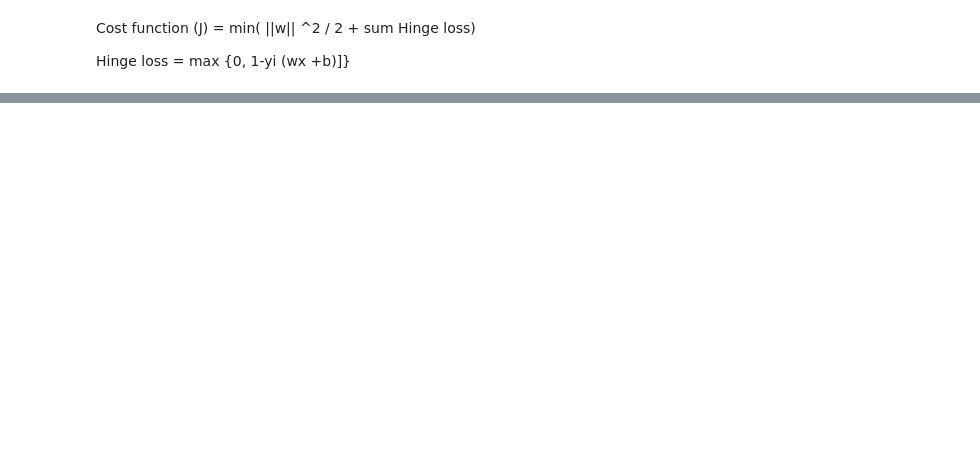
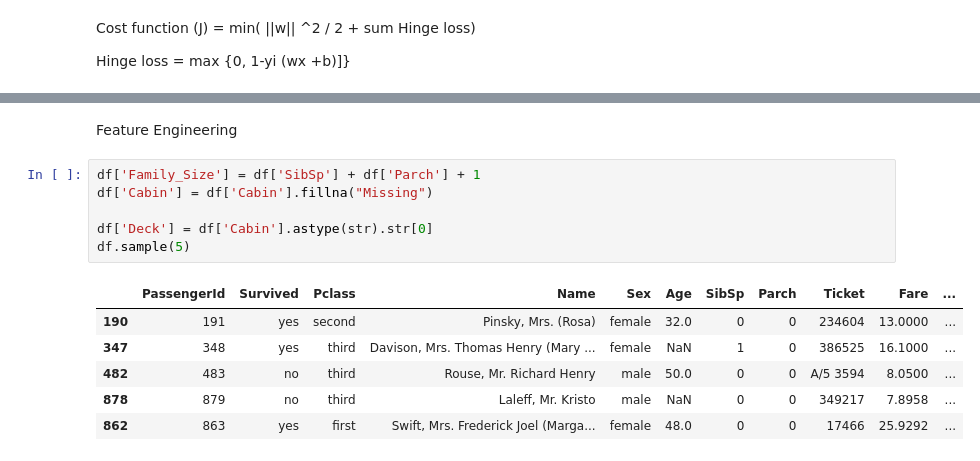
Before and after one commit to msanimfarhan/Machine-Learning-July, a Jupyter notebook: SVM.ipynb, the cells around one changed output, grey strips where cells are left out. Drawn from its saved outputs; the diff is of its cells as text; blank space fills up the shorter version.

```diff
--- a/SVM.ipynb
+++ b/SVM.ipynb
@@ -31,0 +76,15 @@ NameError: name 'W' is not defined
+# %% [markdown]
+Feature Engineering
+# %%
+df['Family_Size'] = df['SibSp'] + df['Parch'] + 1
+df['Cabin'] = df['Cabin'].fillna("Missing")
+
+df['Deck'] = df['Cabin'].astype(str).str[0]
+df.sample(5)
+# %% [output]
+|  | PassengerId | Survived | Pclass | Name | Sex | Age | SibSp | Parch | Ticket | Fare | ... |
+| 190 | 191 | yes | second | Pinsky, Mrs. (Rosa) | female | 32.0 | 0 | 0 | 234604 | 13.0000 | ... |
+| 347 | 348 | yes | third | Davison, Mrs. Thomas Henry (Mary ... | female | NaN | 1 | 0 | 386525 | 16.1000 | ... |
+| 482 | 483 | no | third | Rouse, Mr. Richard Henry | male | 50.0 | 0 | 0 | A/5 3594 | 8.0500 | ... |
+| 878 | 879 | no | third | Laleff, Mr. Kristo | male | NaN | 0 | 0 | 349217 | 7.8958 | ... |
+| 862 | 863 | yes | first | Swift, Mrs. Frederick Joel (Marga... | female | 48.0 | 0 | 0 | 17466 | 25.9292 | ... |
```
Also changed, not shown: parts of 25 cells of this notebook.
